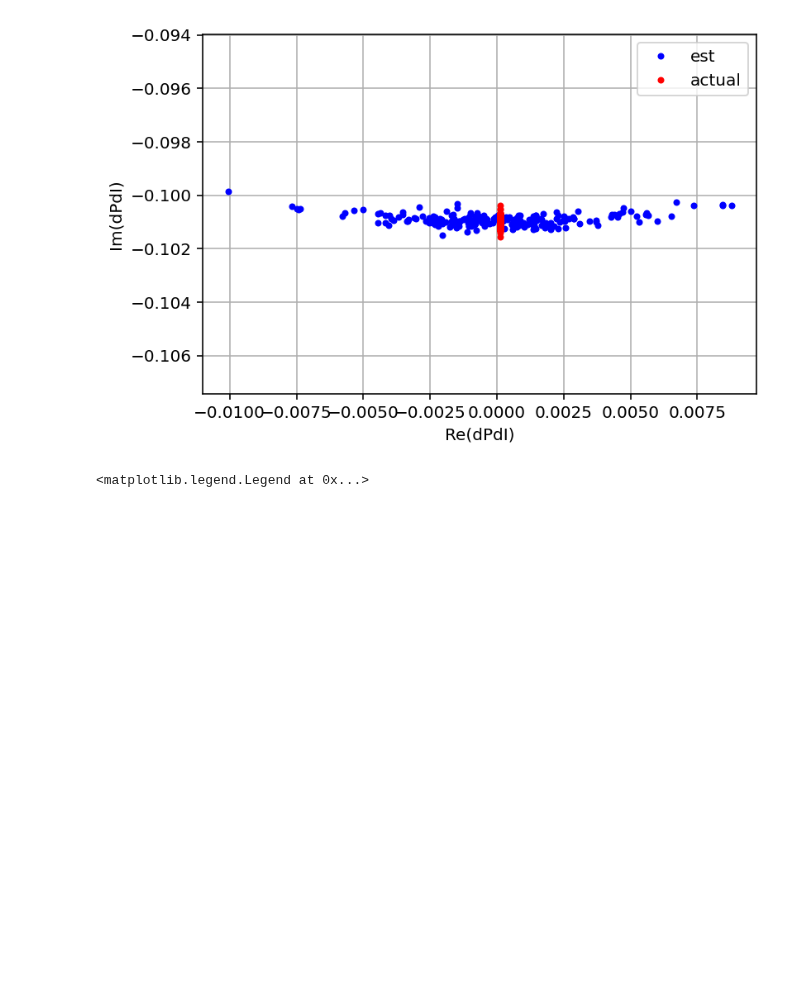
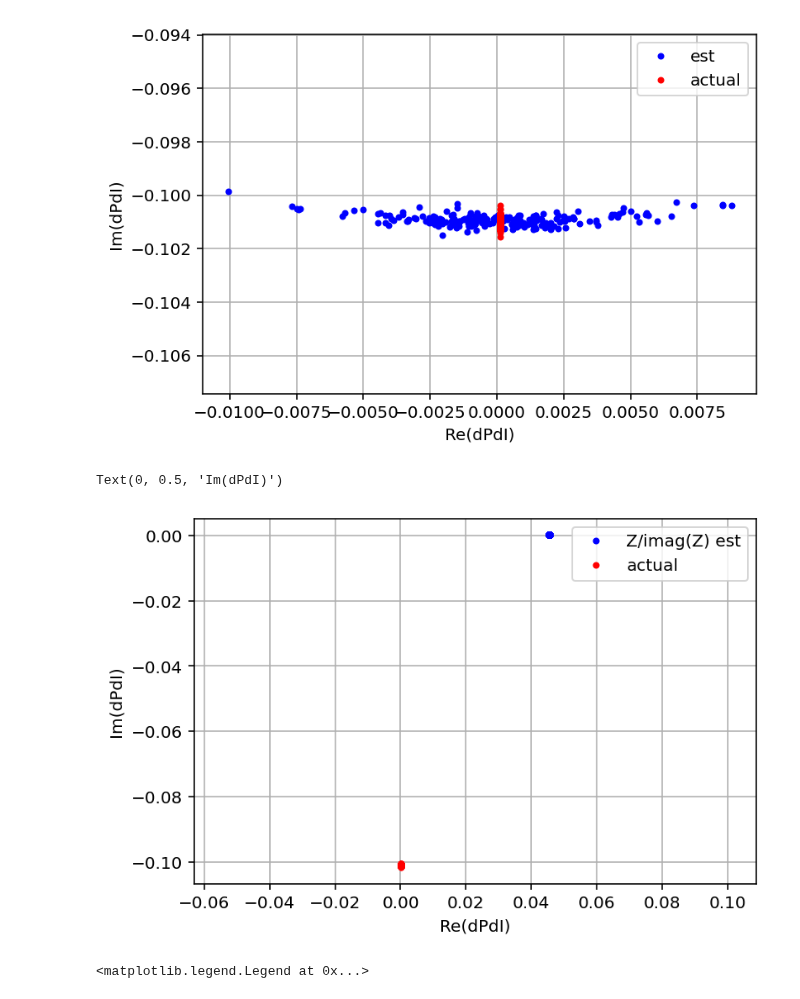
Before and after one commit to tamu-edu/tes_noise, a Jupyter notebook: Rbeta_stats.ipynb, the cells around one changed output. Drawn from its saved outputs; the diff is of its cells as text; code cells hidden in the pictures; blank space fills up the shorter version.

```diff
--- a/Rbeta_stats.ipynb
+++ b/Rbeta_stats.ipynb
@@ -579,6 +651,18 @@ plt.ylabel('Im(dPdI)')
 # %% [output]
 Text(0, 0.5, 'Im(dPdI)')
 [figure]
+# %%
+plt.figure()
+plt.grid()
+plt.axis('equal')
+plt.plot(np.real(Z2_est), np.imag(Z2_est), 'b.', label = 'Z/imag(Z) est')
+plt.plot(np.real(Z0_est), np.imag(Z0_est), 'r.', label = 'actual')
+plt.legend()
+plt.xlabel('Re(dPdI)')
+plt.ylabel('Im(dPdI)')
+# %% [output]
+Text(0, 0.5, 'Im(dPdI)')
+[figure, added]
 # %%
 plt.figure()
 #plt.hist(np.angle(Z0_est)*180/np.pi, bins = 40, density = True, histtype = 'step', label = 'exact')
```
Also changed, not shown: parts of 5 cells of this notebook.
